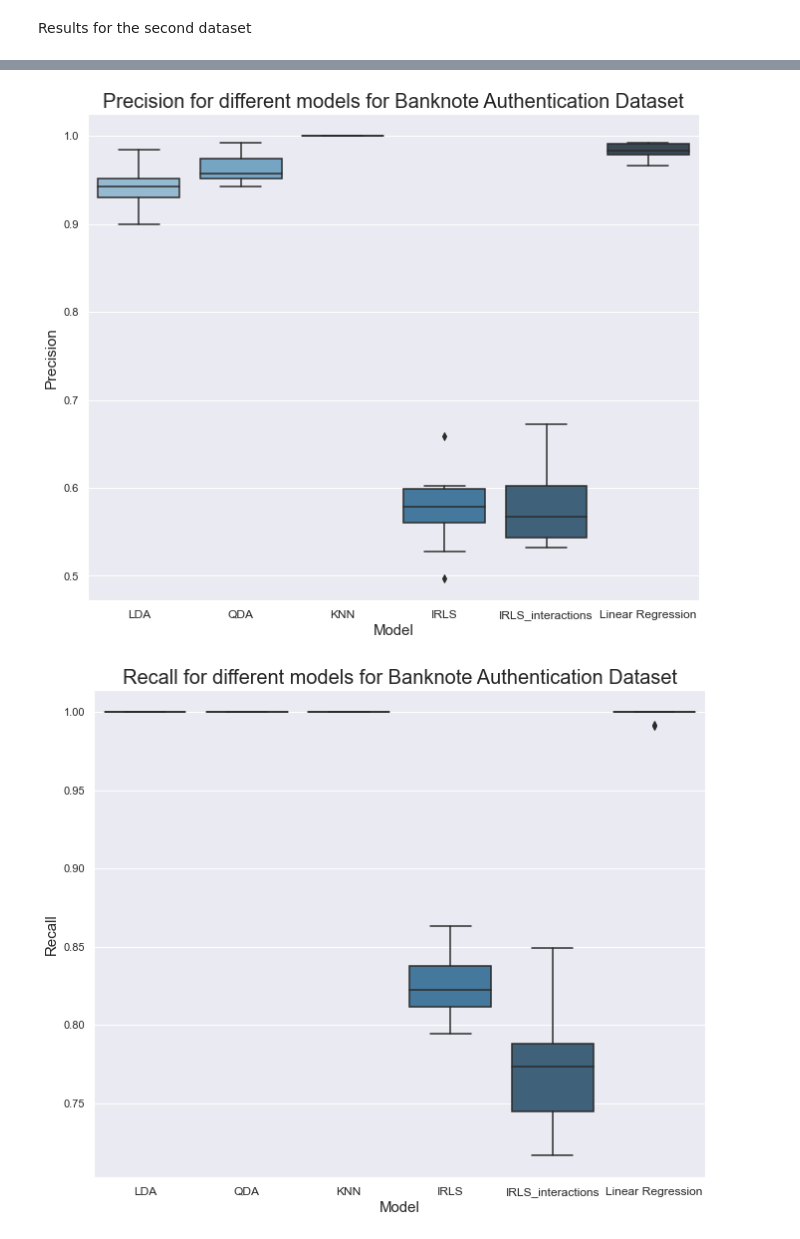
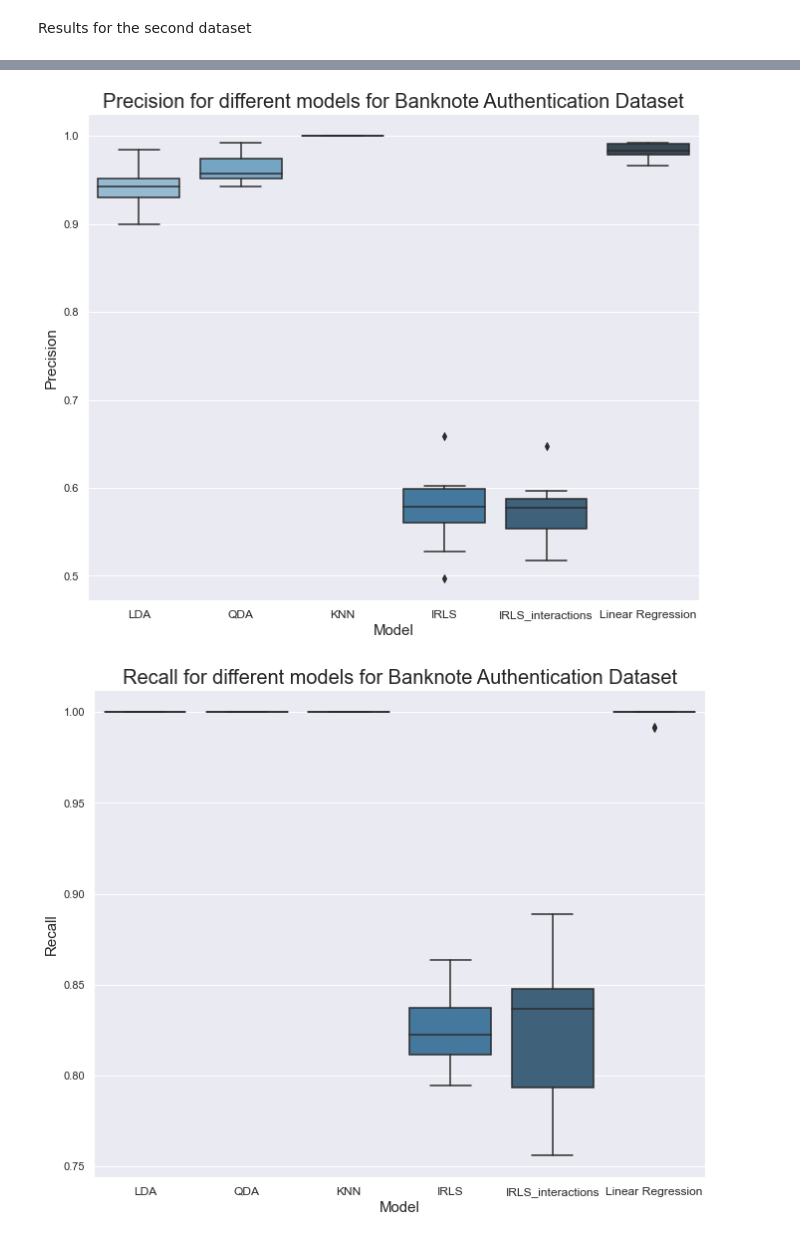
Before and after one commit to MaroonBlue/AML_Project1_IRLS, a Jupyter notebook: project_1_part3.ipynb, the cells around one changed output, grey strips where cells are left out. Drawn from its saved outputs; the diff is of its cells as text; code cells hidden in the pictures.

```diff
--- a/project_1_part3.ipynb
+++ b/project_1_part3.ipynb
@@ -243,6 +149,6 @@ make_boxplot(f1_all_breast, 'F1 score', 'Breast Cancer Dataset')
 # %% [markdown]
 Results for the second dataset
 # %%
-acc_all_images, prec_all_images, rec_all_images, f1_all_images = run_experiments(df_images.drop('target', axis=1), df_images['target'])
-make_boxplot(acc_all_images, 'Accuracy', 'Banknote Authentication Dataset')
+acc_all_images, prec_all_images, rec_all_images, f1_all_images = run_experiments_part3(df_images.drop('target', axis=1), df_images['target'])
+make_boxplot_part3(acc_all_images, 'Accuracy', 'Banknote Authentication Dataset')
 # %% [output]
@@ -250,9 +156,9 @@ make_boxplot(acc_all_images, 'Accuracy', 'Banknote Authentication Dataset')
 # %%
-make_boxplot(prec_all_images, 'Precision', 'Banknote Authentication Dataset')
+make_boxplot_part3(prec_all_images, 'Precision', 'Banknote Authentication Dataset')
 # %% [output]
-[figure, old version]
+[figure, new version]
 # %%
-make_boxplot(rec_all_images, 'Recall', 'Banknote Authentication Dataset')
+make_boxplot_part3(rec_all_images, 'Recall', 'Banknote Authentication Dataset')
 # %% [output]
-[figure, old version]
+[figure, new version]
 # %%
```
Also changed, not shown: parts of 23 cells of this notebook, 3 other files.
